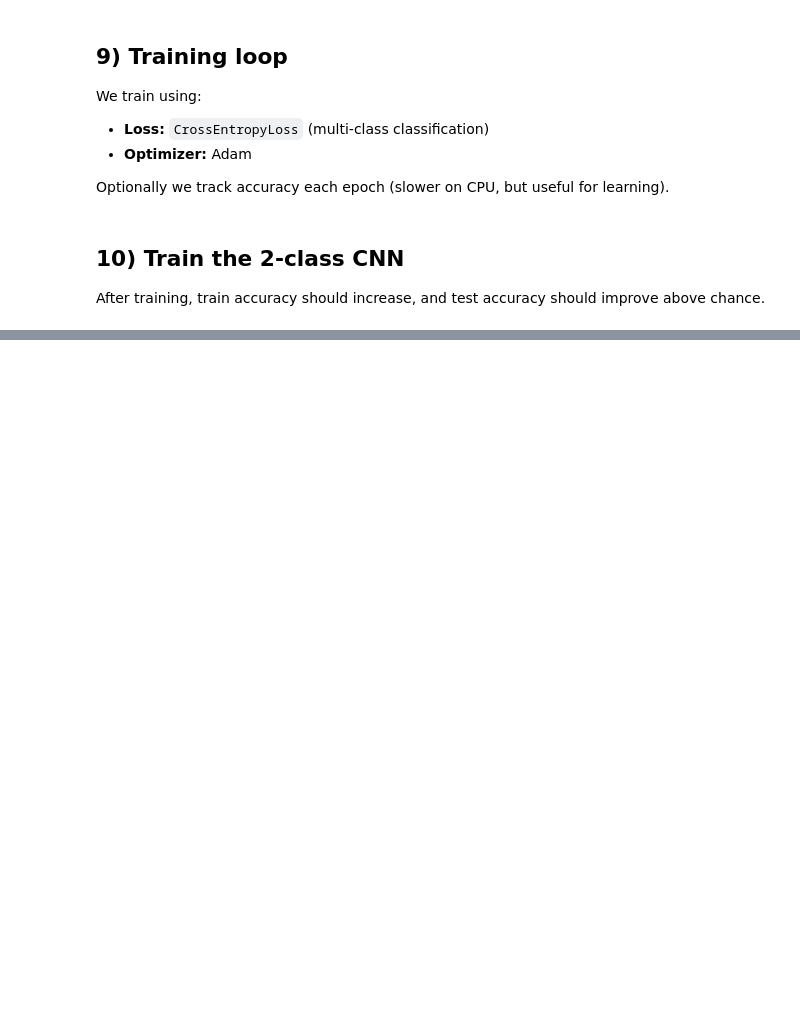
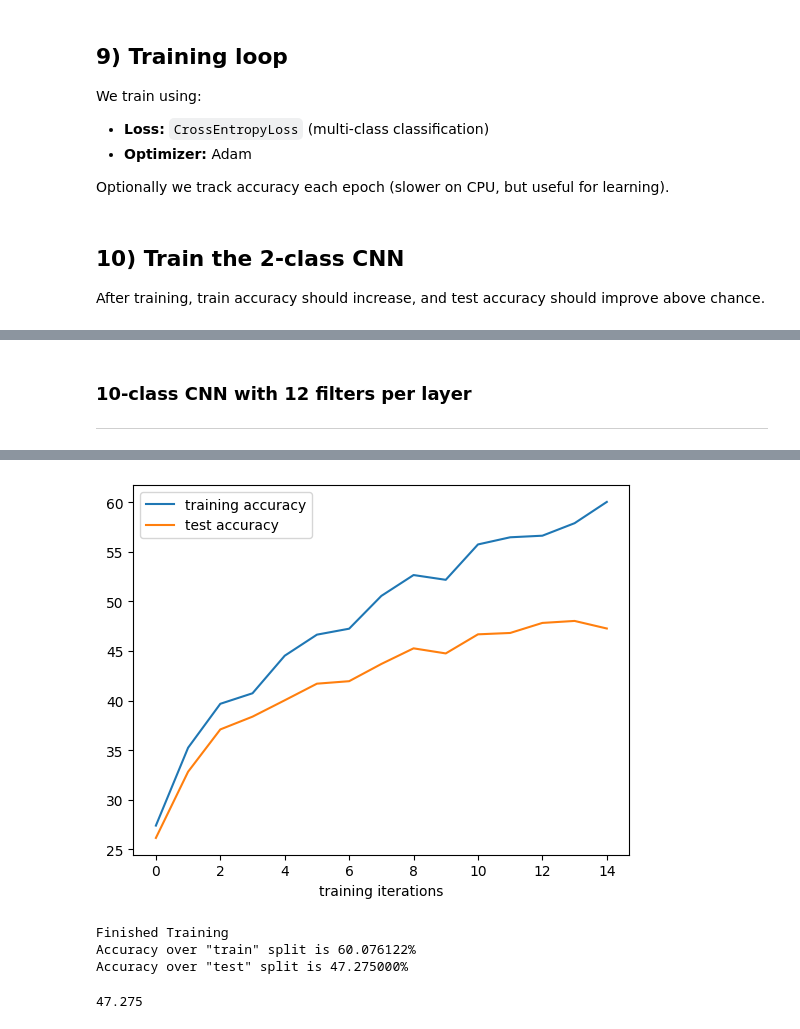
Before and after one commit to OBVillasis/AMSI2026_DataScienceandAI_Project, a Jupyter notebook: Task1_CNNclassification_STL10_v2.ipynb, the cells around one changed output, grey strips where cells are left out. Drawn from its saved outputs; the diff is of its cells as text; code cells hidden in the pictures; blank space fills up the shorter version.

```diff
--- a/Task1_CNNclassification_STL10_v2.ipynb
+++ b/Task1_CNNclassification_STL10_v2.ipynb
@@ -659,0 +777,30 @@ KeyboardInterrupt:
+# %% [markdown]
+### 10-class CNN with 12 filters per layer
+---
+# %%
+# =================================
+# create instance of the CNN class
+# =================================
+cnn_ten_classes = CNN(num_out_classes = 15)
+
+
+# =================================
+# train CNN
+# =================================
+train(cnn = cnn_ten_classes,
+      loader_train = loader_ten_classes_train,
+      loader_test = loader_ten_classes_test,
+      num_epochs = 15,
+      track_accuracy = True)
+
+# ================================
+# compute the accuracy with the trained CNN
+# ================================
+compute_accuracy(data_loader = loader_ten_classes_train,
+                 cnn = cnn_ten_classes,
+                 split = 'train')
+
+compute_accuracy(data_loader = loader_ten_classes_test,
+                 cnn = cnn_ten_classes,
+                 split = 'test')
+# %% [output]
@@ -659,0 +822,5 @@ KeyboardInterrupt:
+[figure, added]
+Finished Training
+Accuracy over "train" split is 60.076122%
+Accuracy over "test" split is 47.275000%
+47.275
```
Also changed, not shown: parts of 23 cells of this notebook.
